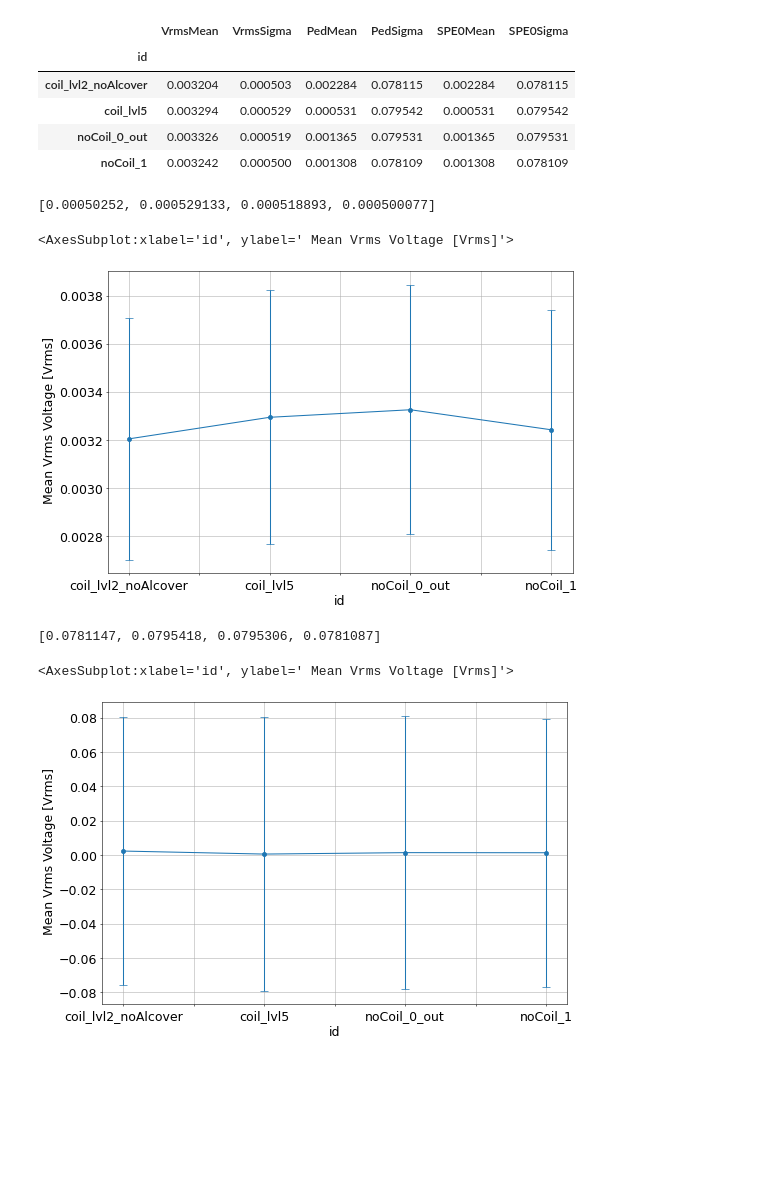
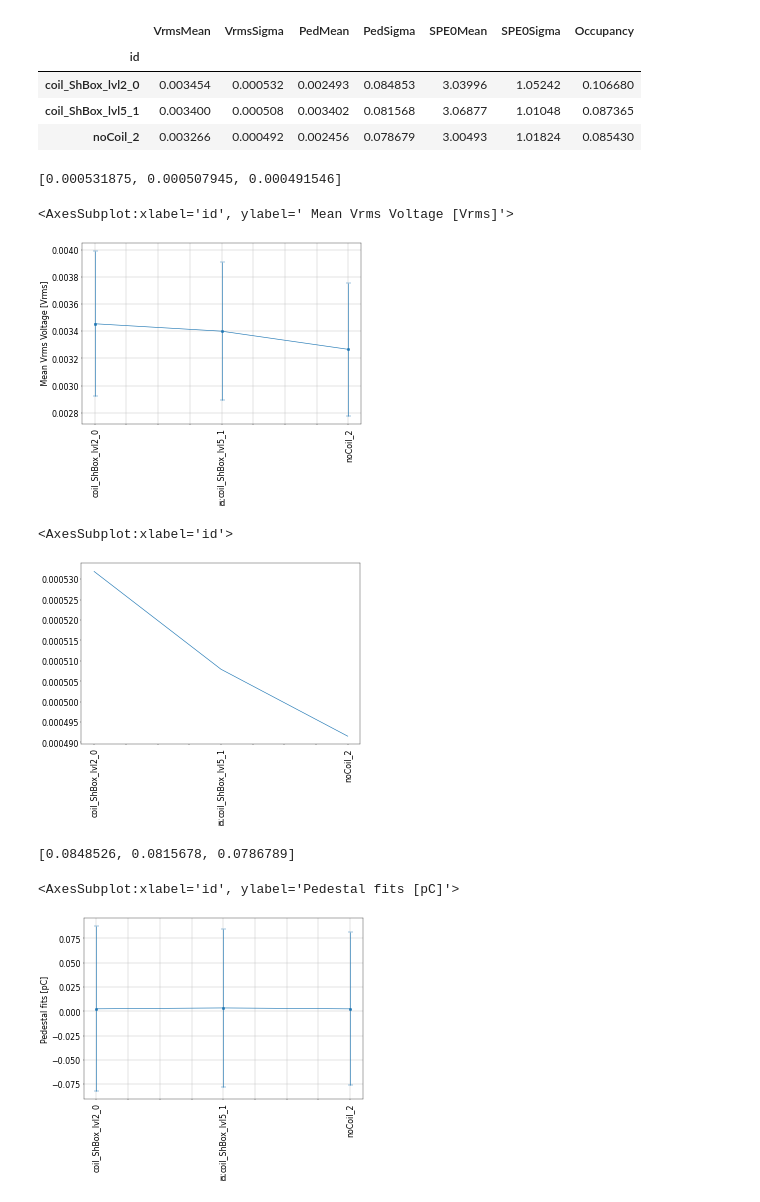
Before and after one commit to alinegt/proyectitosWChava, a Jupyter notebook: SPE/PlotParams.ipynb, the cells around one changed output. Saved outputs shown, nothing was run; the diff lists cells and outputs as text; code cells hidden in the pictures; blank space fills up the shorter version.

```diff
--- a/SPE/PlotParams.ipynb
+++ b/SPE/PlotParams.ipynb
@@ -3,10 +3,10 @@ import pandas as pd
 import matplotlib.pyplot as plt
 # %matplotlib widget
 plt.rcParams['figure.figsize'] = [12, 8]
-plt.rcParams['figure.dpi'] = 50 # 200 e.g. is really fine, but slower
-plt.rcParams.update({'font.size': 18})
+plt.rcParams['figure.dpi'] = 30 # 200 e.g. is really fine, but slower
+plt.rcParams.update({'font.size': 19})
 # %%
-df=pd.read_csv("./data/SPEparam/Coil_noCoil_optFiber2.dat", header=None, sep=" ", usecols=[0,1,2,3,4,5,6,7],names=["id","VrmsMean","VrmsSigma", "PedMean", "PedSigma", "SPE0Mean", "SPE0Sigma", "Occupancy" ])
+df=pd.read_csv("./data/SPEparam/Coil_noCoil.dat", header=None, sep=" ", usecols=[0,1,2,3,4,5,6,7],names=["id","VrmsMean","VrmsSigma", "PedMean", "PedSigma", "SPE0Mean", "SPE0Sigma", "Occupancy" ])
 
 # dist=[10,20,30,40,50]
 # df.insert(loc=0, column="Distance",value=dist)
@@ -15,25 +15,29 @@ df=df.set_index("id")
 
 df
 # %% [output]
-|  | VrmsMean | VrmsSigma | PedMean | PedSigma | SPE0Mean | SPE0Sigma |
-| id |  |  |  |  |  |  |
-| coil_lvl2_noAlcover | 0.003204 | 0.000503 | 0.002284 | 0.078115 | 0.002284 | 0.078115 |
-| coil_lvl5 | 0.003294 | 0.000529 | 0.000531 | 0.079542 | 0.000531 | 0.079542 |
-| noCoil_0_out | 0.003326 | 0.000519 | 0.001365 | 0.079531 | 0.001365 | 0.079531 |
-| noCoil_1 | 0.003242 | 0.000500 | 0.001308 | 0.078109 | 0.001308 | 0.078109 |
+|  | VrmsMean | VrmsSigma | PedMean | PedSigma | SPE0Mean | SPE0Sigma | Occupancy |
+| id |  |  |  |  |  |  |  |
+| coil_ShBox_lvl2_0 | 0.003454 | 0.000532 | 0.002493 | 0.084853 | 3.03996 | 1.05242 | 0.106680 |
+| coil_ShBox_lvl5_1 | 0.003400 | 0.000508 | 0.003402 | 0.081568 | 3.06877 | 1.01048 | 0.087365 |
+| noCoil_2 | 0.003266 | 0.000492 | 0.002456 | 0.078679 | 3.00493 | 1.01824 | 0.085430 |
 # %%
 errors=df.VrmsSigma.to_list()
 print(errors)
-df.VrmsMean.plot( yerr=errors, rot=0, capsize=6, marker='o', grid=True, ylabel=' Mean Vrms Voltage [Vrms]')
+df.VrmsMean.plot( yerr=errors, rot=90, capsize=6, marker='o', grid=True, ylabel=' Mean Vrms Voltage [Vrms]')
 # %% [output]
-[0.00050252, 0.000529133, 0.000518893, 0.000500077]
+[0.000531875, 0.000507945, 0.000491546]
 <AxesSubplot:xlabel='id', ylabel=' Mean Vrms Voltage [Vrms]'>
-[figure, old version]
+[figure, new version]
+# %%
+df.VrmsSigma.plot(rot=90)
+# %% [output]
+<AxesSubplot:xlabel='id'>
+[figure, added]
 # %%
 errorsPed=df.PedSigma.to_list()
 print(errorsPed)
-df.PedMean.plot( yerr=errorsPed, rot=0, capsize=6, marker='o', grid=True, ylabel=' Mean Vrms Voltage [Vrms]')
+df.PedMean.plot( yerr=errorsPed, rot=90, capsize=6, marker='o', grid=True, ylabel='Pedestal fits [pC]')
 # %% [output]
-[0.0781147, 0.0795418, 0.0795306, 0.0781087]
+[0.0848526, 0.0815678, 0.0786789]
-<AxesSubplot:xlabel='id', ylabel=' Mean Vrms Voltage [Vrms]'>
+<AxesSubplot:xlabel='id', ylabel='Pedestal fits [pC]'>
-[figure, old version]
+[figure, new version]
```
Also changed, not shown: parts of 4 cells of this notebook.
